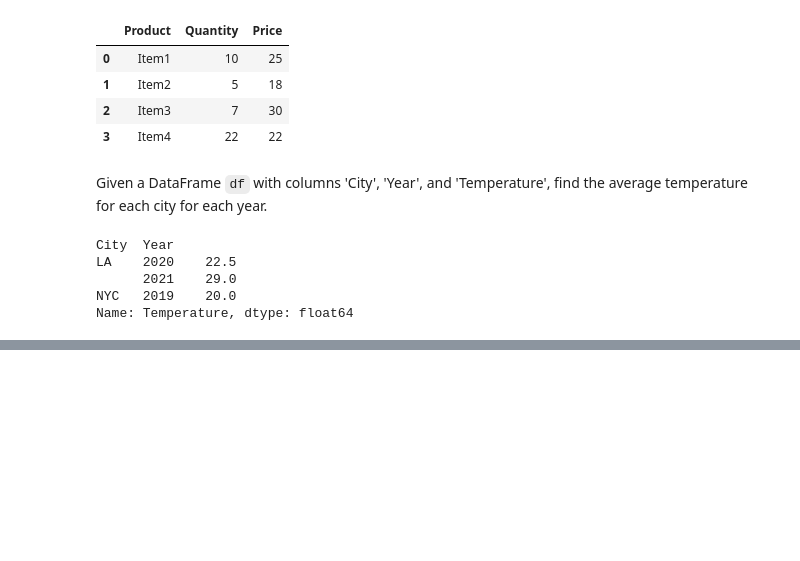
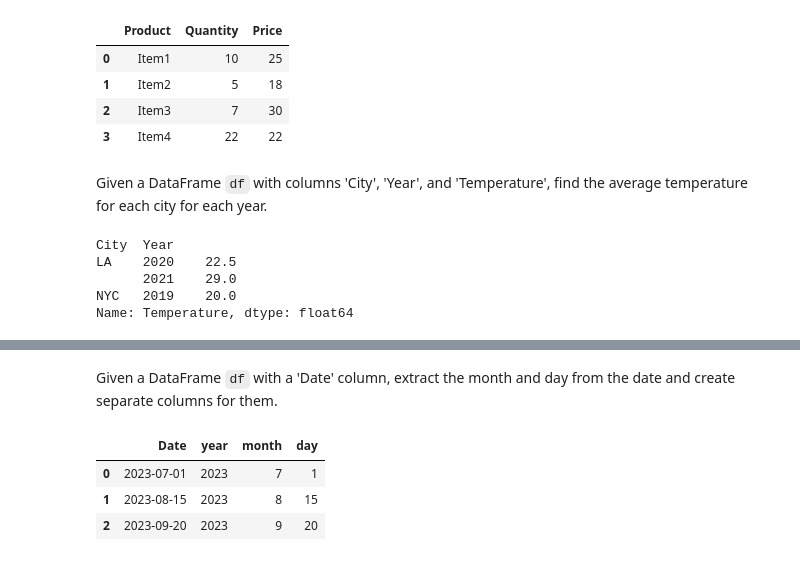
Before and after one commit to mezenka/Pandas_practice, a Jupyter notebook: Pandas_CommonCodingQuestions.ipynb, the cells around one changed output, grey strips where cells are left out. Cells and saved outputs as stored; diff of their text form; code cells hidden in the pictures; blank space fills up the shorter version.

```diff
--- a/Pandas_CommonCodingQuestions.ipynb
+++ b/Pandas_CommonCodingQuestions.ipynb
@@ -77,0 +95,18 @@ Name: Temperature, dtype: float64
+# %% [markdown]
+Given a DataFrame `df` with a 'Date' column, extract the month and day from the date and create separate columns for them.
+# %%
+# Sample DataFrame
+data = {'Date':['2023-07-01','2023-08-15','2023-09-20']}
+df = pd.DataFrame(data)
+
+# Solution
+df['Date'] = pd.to_datetime(df['Date'])
+df['year'] = df['Date'].dt.year
+df['month'] = df['Date'].dt.month
+df['day'] = df['Date'].dt.day
+df
+# %% [output]
+|  | Date | year | month | day |
+| 0 | 2023-07-01 | 2023 | 7 | 1 |
+| 1 | 2023-08-15 | 2023 | 8 | 15 |
+| 2 | 2023-09-20 | 2023 | 9 | 20 |
```
Also changed, not shown: parts of 2 cells of this notebook.
